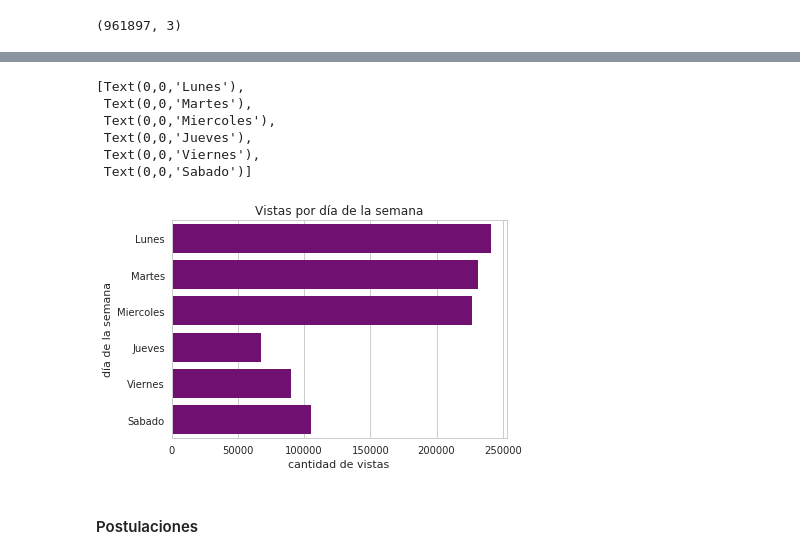
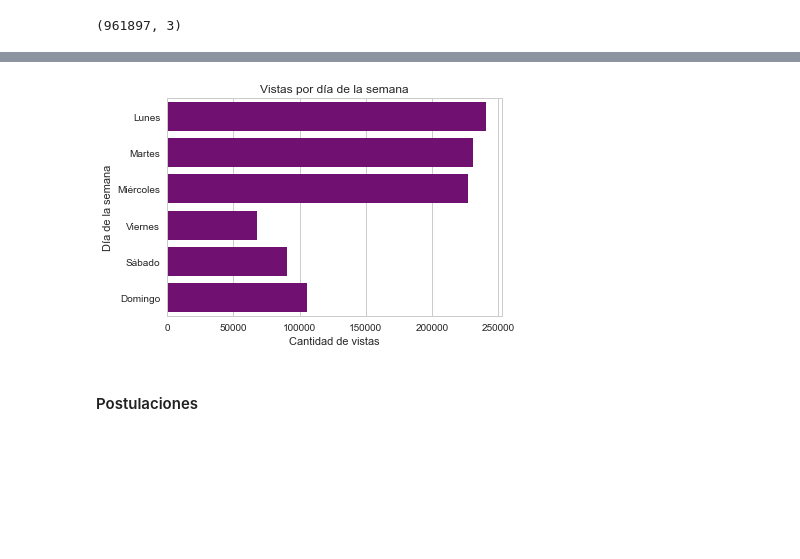
Before and after one commit to FrancoLiberali/tp1-orga-datos-1c2018, a Jupyter notebook: AnalisisExplorario.ipynb, the cells around one changed output, grey strips where cells are left out. Drawn from its saved outputs; the diff is of its cells as text; code cells hidden in the pictures; blank space fills up the shorter version.

```diff
--- a/AnalisisExplorario.ipynb
+++ b/AnalisisExplorario.ipynb
@@ -293,18 +290,12 @@ Text(0,0.5,'Cantidad de vistas')
 # %%
-weekdays = vistas['timestamp'].map(lambda x: x.weekday()).value_counts()
-g = sns.barplot(x= weekdays.values, y= weekdays.index, orient ='h', color = 'purple')
+dia_de_semana = {0: 'Lunes', 1: 'Martes', 2: 'Miércoles', 3: 'Jueves', 4: 'Viernes', 5: 'Sábado', 6: 'Domingo'}
+weekdays = vistas['timestamp'].dt.weekday.value_counts().sort_index()
+g = sns.barplot(x=weekdays.values, y=weekdays.index.map(lambda x: dia_de_semana[x]), orient ='h', color = 'purple')
 g.set_title('Vistas por día de la semana')
-g.set_xlabel('cantidad de vistas')
-g.set_ylabel('día de la semana')
-g.set_yticklabels(('Lunes', 'Martes', 'Miercoles', 'Jueves', 'Viernes', 'Sabado','Domingo'))
+g.set_xlabel('Cantidad de vistas')
+g.set_ylabel('Día de la semana');
 # %% [output]
-[Text(0,0,'Lunes'),
- Text(0,0,'Martes'),
- Text(0,0,'Miercoles'),
- Text(0,0,'Jueves'),
- Text(0,0,'Viernes'),
- Text(0,0,'Sabado')]
-[figure, old version]
+[figure, new version]
 # %% [markdown]
 #### Postulaciones
 # %%
```
Also changed, not shown: parts of 54 cells of this notebook.
